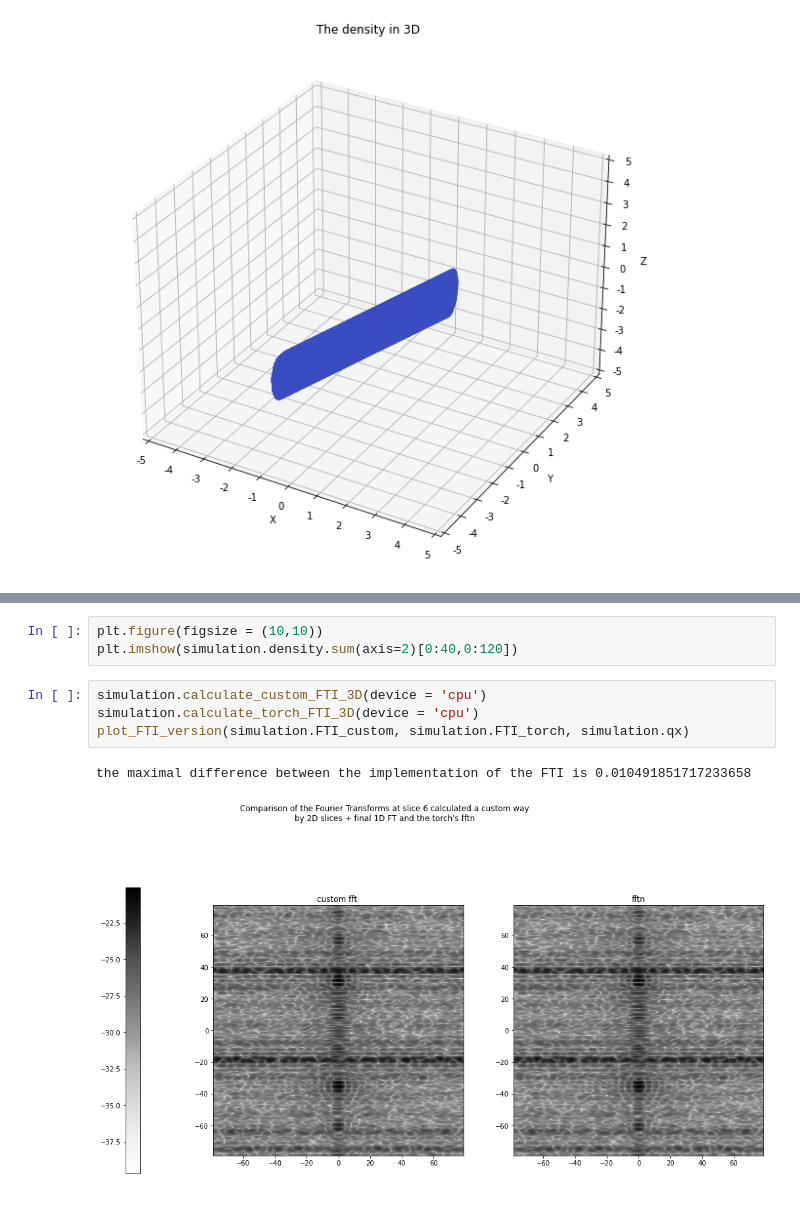
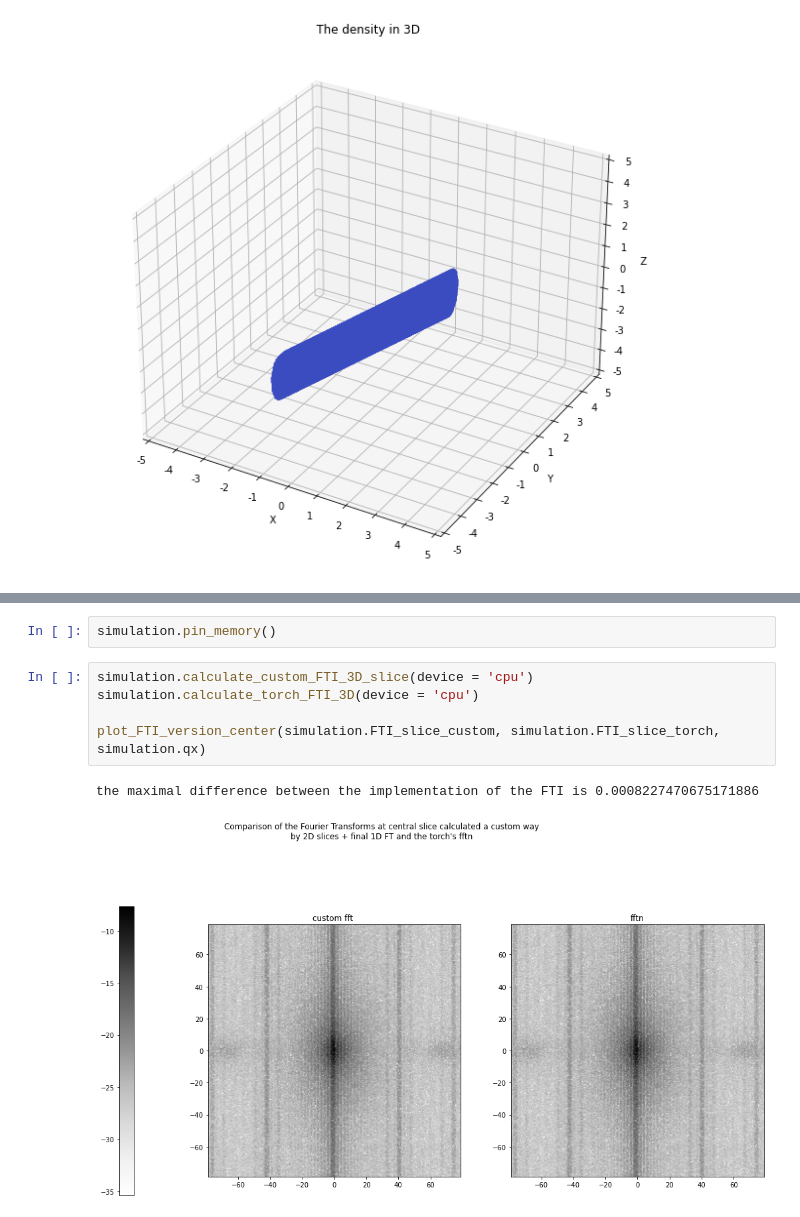
Before and after one commit to sofyalaski/SAXS-simulations, a Jupyter notebook: creating_forms.ipynb, the cells around one changed output, grey strips where cells are left out. Cells and saved outputs as stored; diff of their text form.

```diff
--- a/creating_forms.ipynb
+++ b/creating_forms.ipynb
@@ -139,10 +126,10 @@ plt.imshow(simulation.density.sum(axis=2)[0:40,0:120])
-# %%
-plt.figure(figsize = (10,10))
-plt.imshow(simulation.density.sum(axis=2)[0:40,0:120])
+# %%
+simulation.pin_memory()
 # %%
-simulation.calculate_custom_FTI_3D(device = 'cpu')
+simulation.calculate_custom_FTI_3D_slice(device = 'cpu')
 simulation.calculate_torch_FTI_3D(device = 'cpu')
-plot_FTI_version(simulation.FTI_custom, simulation.FTI_torch, simulation.qx)
+
+plot_FTI_version_center(simulation.FTI_slice_custom, simulation.FTI_slice_torch, simulation.qx)
 # %% [output]
-the maximal difference between the implementation of the FTI is 0.010491851717233658
+the maximal difference between the implementation of the FTI is 0.0008227470675171886
-[figure, old version]
+[figure, new version]
```
Also changed, not shown: parts of 35 cells of this notebook, 12 other files.
